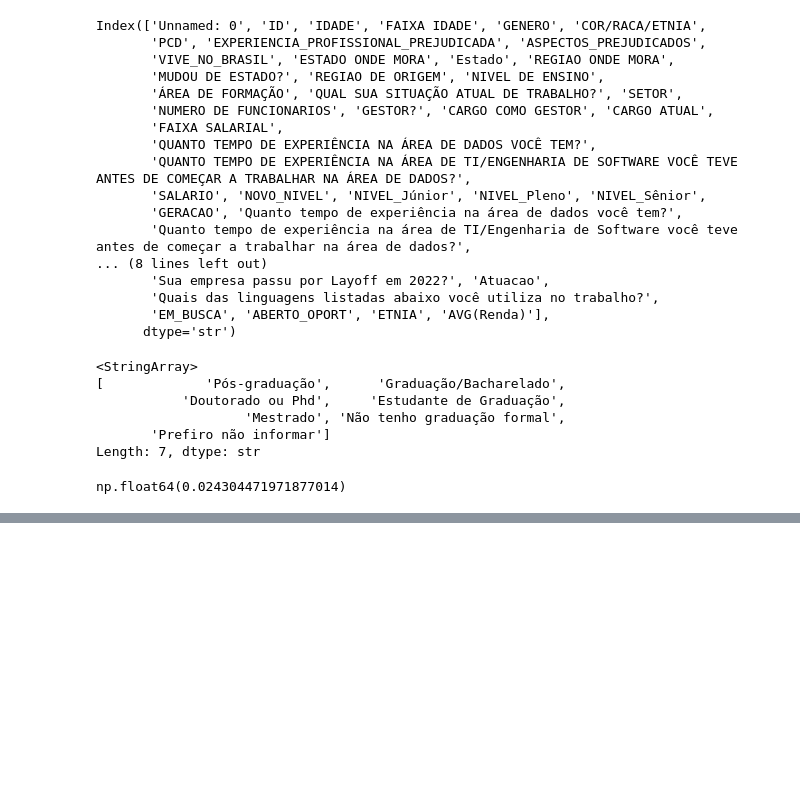
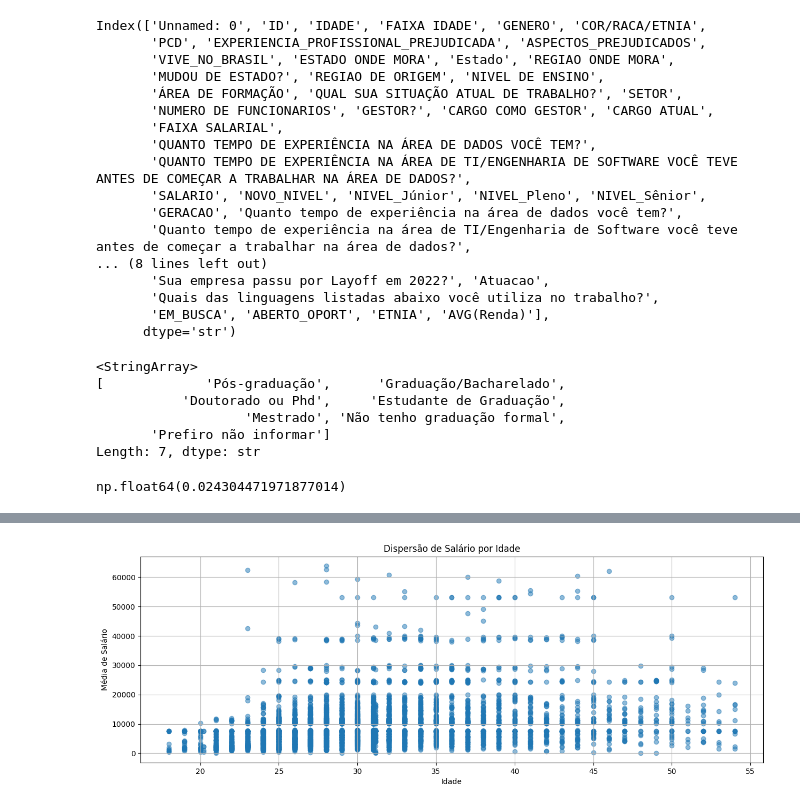
Before and after one commit to analurod/learning-data-science, a Jupyter notebook: dados_programaria/analise_dados.ipynb, the cells around one changed output, grey strips where cells are left out. Saved outputs shown, nothing was run; the diff lists cells and outputs as text; code cells hidden in the pictures; blank space fills up the shorter version.

```diff
--- a/dados_programaria/analise_dados.ipynb
+++ b/dados_programaria/analise_dados.ipynb
@@ -1227,0 +1320,10 @@ np.float64(0.024304471971877014)
+# %%
+# scatter plot - MATPLOT
+plt.figure(figsize=(15,5)) #figsize -> tamanho da janela
+plt.scatter(dados['IDADE'], dados['SALARIO'], alpha=0.5)
+plt.title("Dispersão de Salário por Idade")
+plt.xlabel("Idade")
+plt.ylabel("Média de Salário")
+plt.grid(True)
+# %% [output]
+[figure, added]
```
Also changed, not shown: parts of 11 cells of this notebook.
